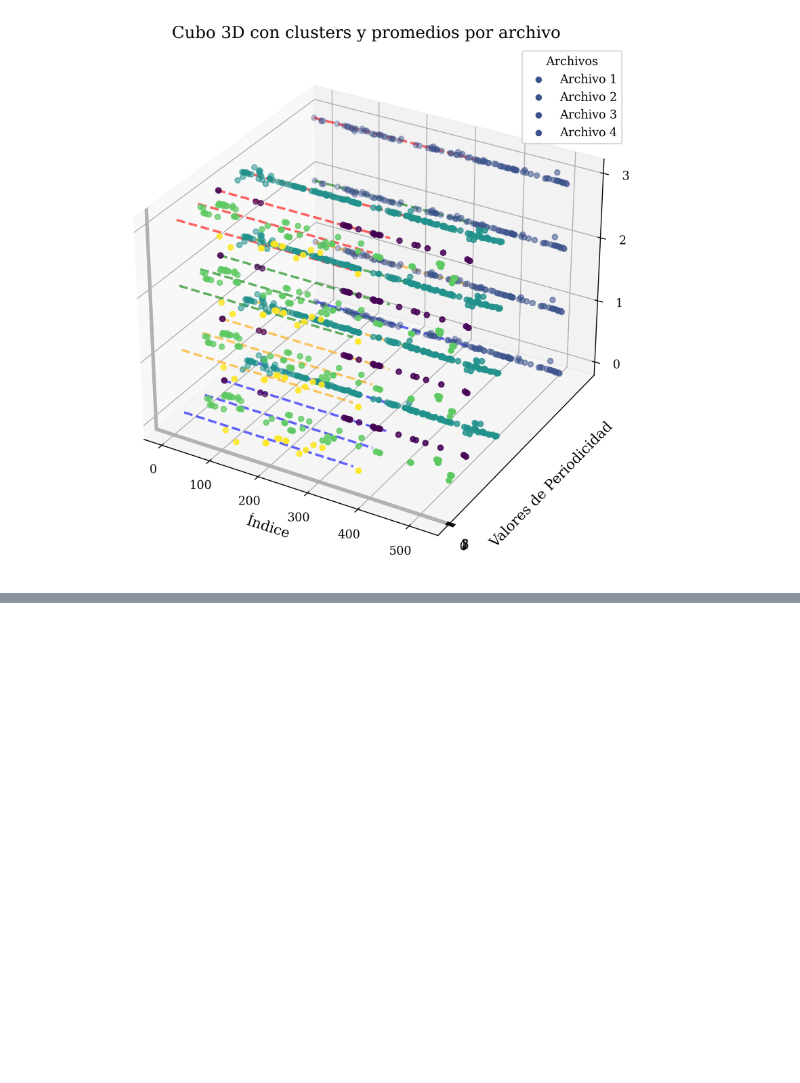
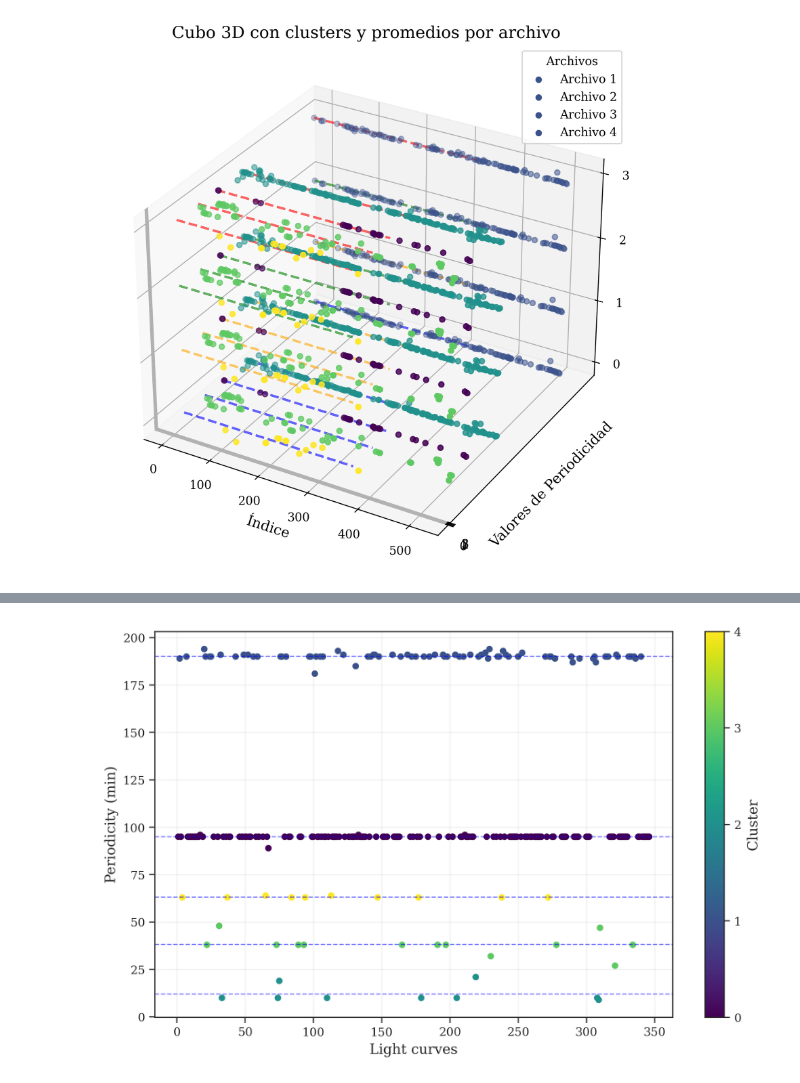
Before and after one commit to GuijonGustavo/Saggitarius-A-peridicity-Gamma-Rays, a Jupyter notebook: Robper_Periodograms_Clusters.ipynb, the cells around one changed output, grey strips where cells are left out. Cells and saved outputs as stored; diff of their text form; code cells hidden in the pictures; blank space fills up the shorter version.

```diff
--- a/Robper_Periodograms_Clusters.ipynb
+++ b/Robper_Periodograms_Clusters.ipynb
@@ -490,3 +490,85 @@ plt.title("Cubo 3D con clusters y promedios por archivo")
 plt.show()
 # %% [output]
 [figure]
+# %%
+import pandas as pd
+import numpy as np
+import seaborn as sns
+import matplotlib.pyplot as plt
+from scipy import stats
+from sklearn.cluster import KMeans
+from matplotlib.ticker import FuncFormatter
+
+# Configuración avanzada de Seaborn y Matplotlib
+sns.set_context("paper", font_scale=1.5)  # Ajuste de tamaño de fuente para publicaciones
+sns.set_style("ticks")  # Estilo limpio con ticks visibles
+sns.set_palette("muted")  # Paleta de colores suave y profesional
+
+# Configuración adicional de Matplotlib
+plt.rcParams.update({
+    "axes.titlesize": 14,      # Tamaño de los títulos de los ejes
+    "axes.labelsize": 12,      # Tamaño de las etiquetas de los ejes
+    "xtick.labelsize": 10,     # Tamaño de las etiquetas del eje X
+    "ytick.labelsize": 10,     # Tamaño de las etiquetas del eje Y
+    "legend.fontsize": 10,     # Tamaño de la leyenda
+    "font.family": "serif",    # Tipo de fuente: preferido en publicaciones científicas
+    "figure.dpi": 300,         # Resolución de la figura
+    "savefig.dpi": 300,        # Resolución de exportación
+    "figure.figsize": (10, 6), # Tamaño de la figura (ajustado)
+    "axes.grid": True,         # Activar cuadrícula
+    "grid.alpha": 0.3,         # Transparencia de la cuadrícula
+    "lines.linewidth": 2,      # Grosor de las líneas
+})
+
+# Paso 1: Leer los datos desde el archivo que contiene los valores
+file_path = 'resultados_periodogramas_1_700periodos_modelsine_sample2.txt'  # Cambia esto por la ruta correcta de tu archivo
+
+# Leer los datos
+all_data = pd.read_csv(file_path, header=None, names=['values'], na_values=['NA'])
+
+# Paso 2: Limpiar los datos
+# Eliminar filas con NaN
+all_data.dropna(inplace=True)
+
+# Paso 3: Aplicar KMeans
+n_clusters = 5  # Ajusta esto según tus necesidades
+kmeans = KMeans(n_clusters=n_clusters)
+all_data['cluster'] = kmeans.fit_predict(all_data[['values']])
+
+# Paso 4: Calcular la media y el intervalo de confianza para cada cluster
+intervals = []
+for cluster in range(n_clusters):
+    cluster_data = all_data[all_data['cluster'] == cluster]['values']
+    mean = cluster_data.mean()
+    std = cluster_data.std()
+    n = len(cluster_data)
+
+    # Calcular el intervalo de confianza al 95%
+    conf_int = stats.t.interval(0.95, df=n-1, loc=mean, scale=std/np.sqrt(n))
+    intervals.append((mean, conf_int))
+
+    # Imprimir la media y el intervalo de confianza
+    print(f'Cluster {cluster}:')
+    print(f'  Mean: {mean:.2f}')
+    print(f'  Intervalo de Confianza al 95%: {conf_int[0]:.2f} a {conf_int[1]:.2f}\n')
+
+# Paso 5: Crear el scatter plot
+sc = plt.scatter(all_data.index, all_data['values'], c=all_data['cluster'], cmap='viridis')
+
+# Personalizar la barra de color para mostrar solo números enteros
+cbar = plt.colorbar(sc, label='Cluster')
+cbar.set_ticks(range(n_clusters))
+cbar.ax.yaxis.set_major_formatter(FuncFormatter(lambda x, _: f'{int(x)}'))
+
+# Graficar las medias y sus intervalos de confianza
+for i, (mean, conf_int) in enumerate(intervals):
+    plt.axhline(y=mean, color='blue', linestyle='--', linewidth=1, alpha=0.5, label=f'Cluster Mean {i}: {mean:.2f} min')
+
+# Etiquetas de los ejes
+plt.xlabel('Light curves')
+plt.ylabel('Periodicity (min)')
+
+# Guardar la figura
+#plt.savefig("images/robper_cluster_sample_2.pdf", format='pdf', bbox_inches="tight", dpi=300)
+plt.show()
+# %% [output]
@@ -492,0 +594 @@ plt.show()
+[figure, added]
```
Also changed, not shown: parts of 1 cell of this notebook, 3 other files.
